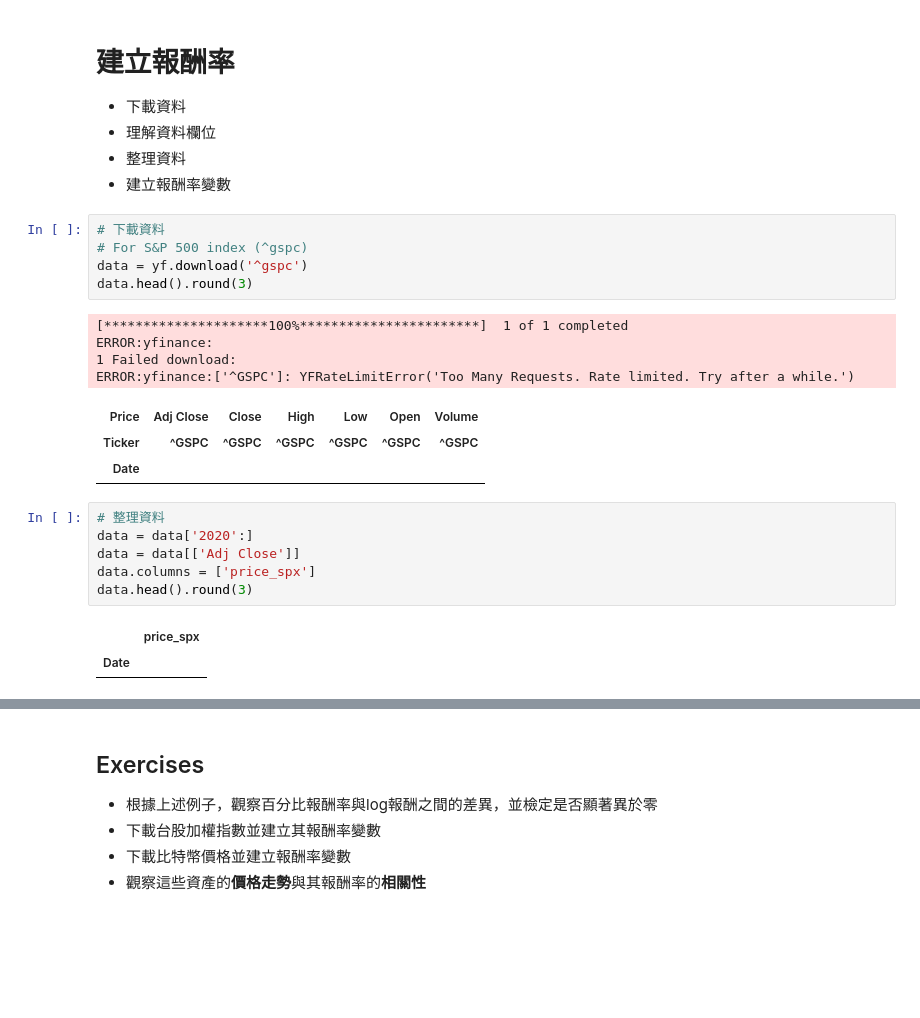
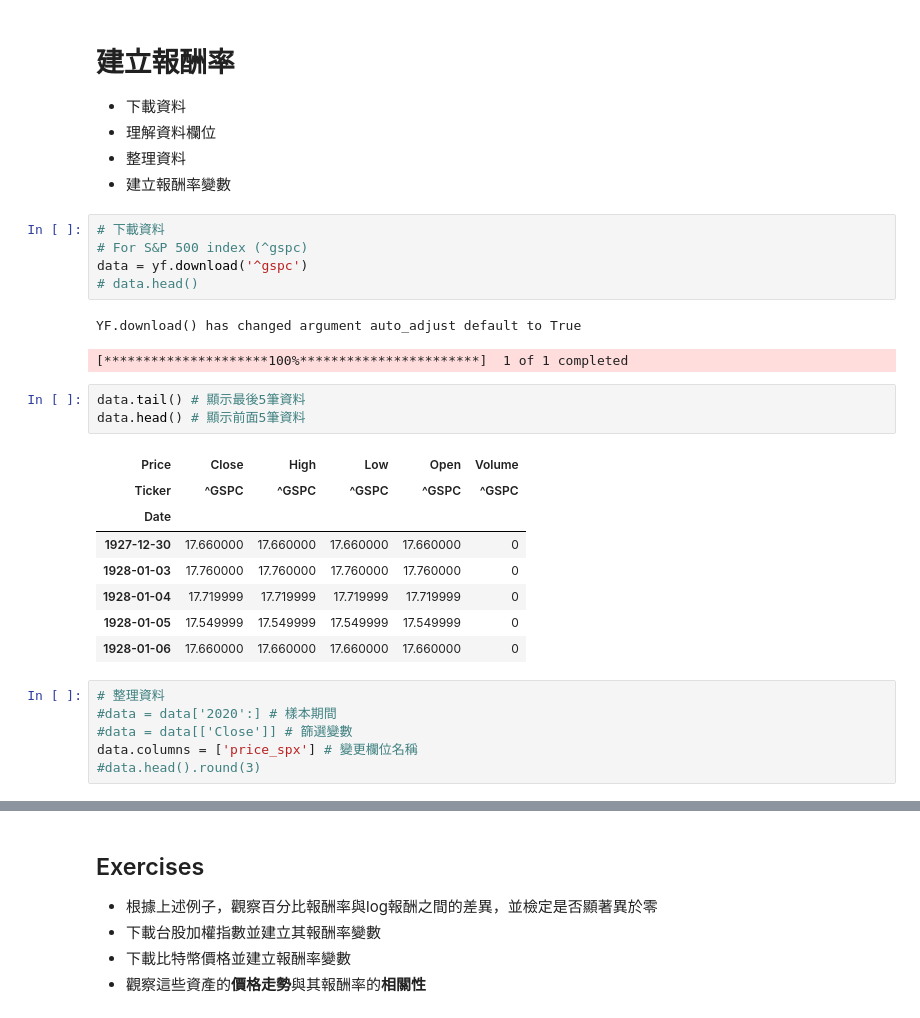
Before and after one commit to quetion/time_series_SCU, a Jupyter notebook: TS_Ch1_exercise.ipynb, the cells around one changed output, grey strips where cells are left out. Cells and saved outputs as stored; diff of their text form; blank space fills up the shorter version.

```diff
--- a/TS_Ch1_exercise.ipynb
+++ b/TS_Ch1_exercise.ipynb
@@ -162,21 +161,25 @@ df.to_csv('btcusd_coinbase_5m.csv')
 # 下載資料
 # For S&P 500 index (^gspc)
 data = yf.download('^gspc')
-data.head().round(3)
+# data.head()
 # %% [output]
-[*********************100%***********************]  1 of 1 completed
-ERROR:yfinance:
-1 Failed download:
-ERROR:yfinance:['^GSPC']: YFRateLimitError('Too Many Requests. Rate limited. Try after a while.')
+YF.download() has changed argument auto_adjust default to True
-| Price | Adj Close | Close | High | Low | Open | Volume |
-| Ticker | ^GSPC | ^GSPC | ^GSPC | ^GSPC | ^GSPC | ^GSPC |
-| Date |  |  |  |  |  |  |
+[*********************100%***********************]  1 of 1 completed
+# %%
+data.tail() # 顯示最後5筆資料
+data.head() # 顯示前面5筆資料
+# %% [output]
+| Price | Close | High | Low | Open | Volume |
+| Ticker | ^GSPC | ^GSPC | ^GSPC | ^GSPC | ^GSPC |
+| Date |  |  |  |  |  |
+| 1927-12-30 | 17.660000 | 17.660000 | 17.660000 | 17.660000 | 0 |
+| 1928-01-03 | 17.760000 | 17.760000 | 17.760000 | 17.760000 | 0 |
+| 1928-01-04 | 17.719999 | 17.719999 | 17.719999 | 17.719999 | 0 |
+| 1928-01-05 | 17.549999 | 17.549999 | 17.549999 | 17.549999 | 0 |
+| 1928-01-06 | 17.660000 | 17.660000 | 17.660000 | 17.660000 | 0 |
 # %%
 # 整理資料
-data = data['2020':]
-data = data[['Adj Close']]
-data.columns = ['price_spx']
-data.head().round(3)
+#data = data['2020':] # 樣本期間
+#data = data[['Close']] # 篩選變數
+data.columns = ['price_spx'] # 變更欄位名稱
+#data.head().round(3)
-# %% [output]
-|  | price_spx |
-| Date |  |
```
Also changed, not shown: parts of 8 cells of this notebook.
